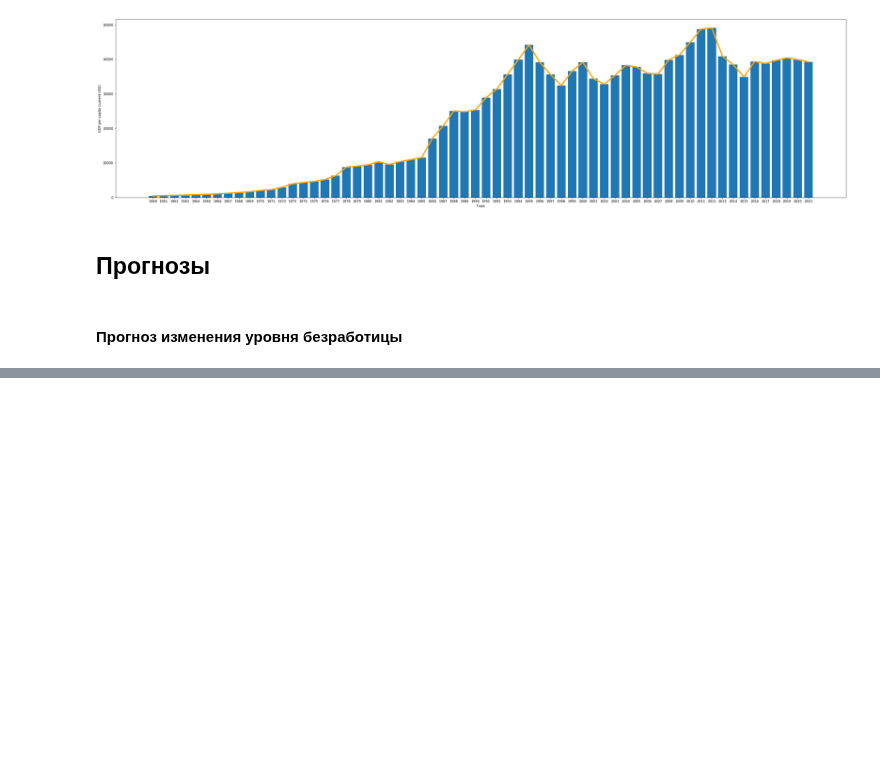
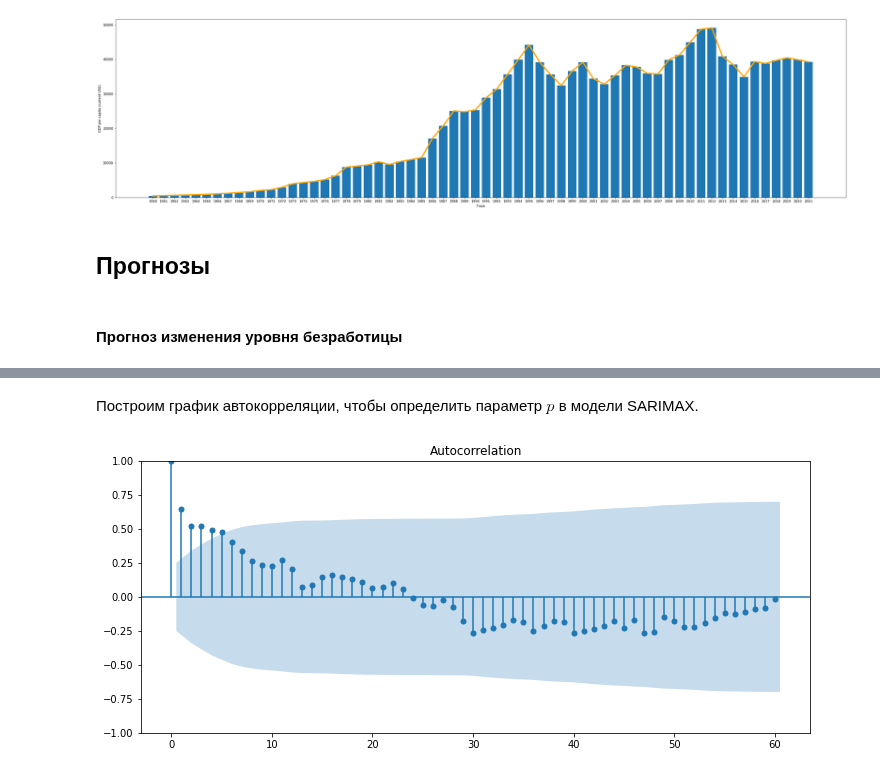
Before and after one commit to endygamedev/university, a Jupyter notebook: 4-course-7-semester/economic-dynamics-models/task-5/japan.ipynb, the cells around one changed output, grey strips where cells are left out. Drawn from its saved outputs; the diff is of its cells as text; code cells hidden in the pictures; blank space fills up the shorter version.

```diff
--- a/4-course-7-semester/economic-dynamics-models/task-5/japan.ipynb
+++ b/4-course-7-semester/economic-dynamics-models/task-5/japan.ipynb
@@ -214,0 +245,11 @@ plt.show()
+# %%
+gdp_pre = np.array(gdp[~pd.isnull(gdp)], dtype=np.float64)
+len_gdp_pre = len(gdp_pre)
+# %% [markdown]
+Построим график автокорреляции, чтобы определить параметр $p$ в модели SARIMAX.
+# %%
+plt.rcParams["figure.figsize"] = (12,5)
+plot_acf(gdp_pre, lags=60)
+plt.show()
+# %% [output]
+[figure, added]
```
Also changed, not shown: parts of 43 cells of this notebook, 3 other files.
